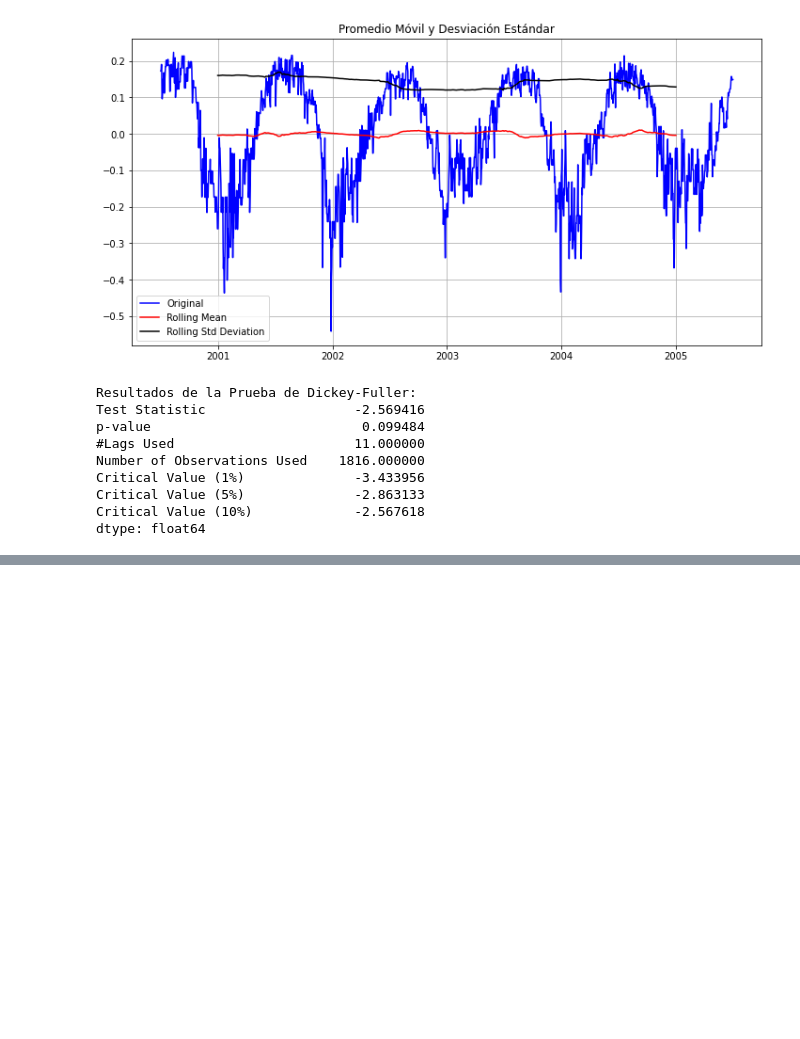
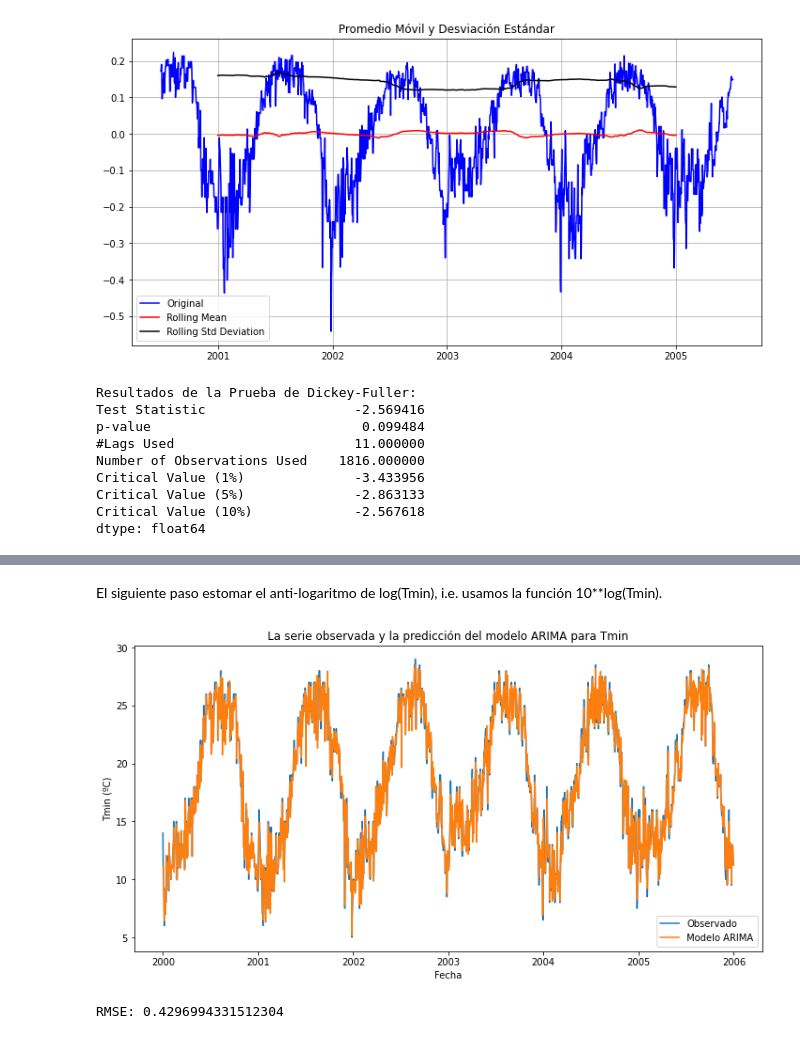
Before and after one commit to Majoramu/Fisica_Computacional1, a Jupyter notebook: Actividad6.ipynb, the cells around one changed output, grey strips where cells are left out. Saved outputs shown, nothing was run; the diff lists cells and outputs as text; code cells hidden in the pictures; blank space fills up the shorter version.

```diff
--- a/Actividad6.ipynb
+++ b/Actividad6.ipynb
@@ -870,0 +1077,6 @@ print(predictions_ARIMA_diff)
+# %%
+# Le sumamos las predicciones de ARIMA a la serie observada (ts_test_log)
+predictions_ARIMA_log = pd.Series(ts_test_log, index = ts_test_log.index)
+predictions_ARIMA_log = predictions_ARIMA_log.add(predictions_ARIMA_diff)
+print(predictions_ARIMA_log.head())
+print(predictions_ARIMA_log.tail())
@@ -871,8 +1098,28 @@ print(predictions_ARIMA_diff)
+# %% [markdown]
+El siguiente paso estomar el anti-logaritmo de log(Tmin), i.e. usamos la función 10**log(Tmin).
+# %%
+# Regresamos a la escala de Temperatura original
+predictions_ARIMA = 10**(predictions_ARIMA_log)
+# Graficamos la serie original y las predicciones con ARIMA
+
+# Tamaño de las gráficas
+plt.rcParams["figure.figsize"] = (12,6)
+
+plt.plot(ts_test, label='Observado');
+plt.plot(predictions_ARIMA, label='Modelo ARIMA');
+plt.xlabel('Fecha')
+plt.ylabel('Tmin (ºC)')
+plt.title('La serie observada y la predicción del modelo ARIMA para Tmin')
+plt.legend(loc='best');
+# %% [output]
+[figure, added]
 # %%
 # Calculamos el RMSE (Root Mean Square Error - Error de la Raiz Cuadrada de la Media)
 
 RMSE = np.sqrt(np.mean((predictions_ARIMA - ts_test)**2))
 print('RMSE:', RMSE)
+# %% [output]
+RMSE: 0.4296994331512304
 # %%
 # Graficamos sólo los útimos datos de las series
 ts_test_last = ts_test.tail(730)
```
Also changed, not shown: parts of 27 cells of this notebook.
